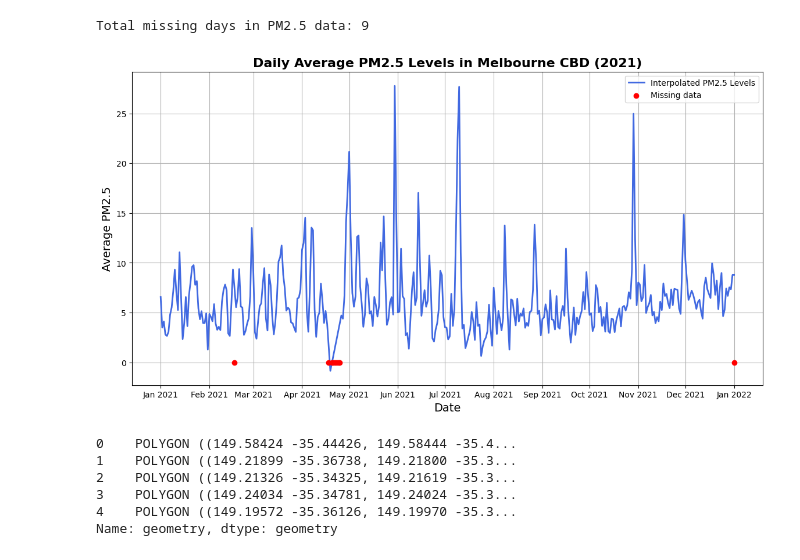
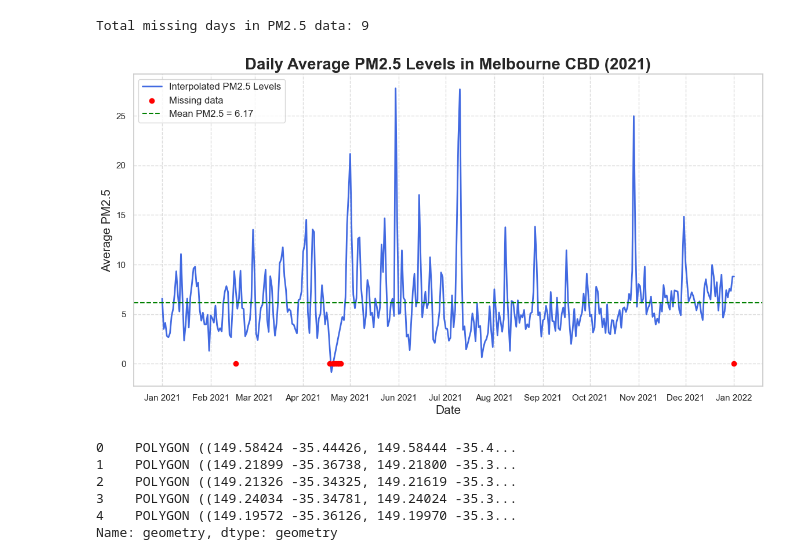
Before and after one commit to NoahELE/Cluster-and-Cloud-Computing-A2, a Jupyter notebook: air_quality&asthma_copd.ipynb, the cells around one changed output. Saved outputs shown, nothing was run; the diff lists cells and outputs as text; code cells hidden in the pictures.

Commit message:
update plots for better visualisation

```diff
--- a/air_quality&asthma_copd.ipynb
+++ b/air_quality&asthma_copd.ipynb
@@ -36,46 +118,53 @@ print(health_data.head())
+# %%
+# Convert 'datetime_local' column to datetime and set it as index
+air_quality['datetime_local'] = pd.to_datetime(air_quality['datetime_local'])
+air_quality.set_index('datetime_local', inplace=True)
+
+# Calculate daily average PM2.5 levels
+daily_pm25 = air_quality['BPM2.5'].resample('D').mean()
+
+# Check for missing data and interpolate if necessary
+missing_data_count = daily_pm25.isnull().sum()
+print(f"Total missing days in PM2.5 data: {missing_data_count}")
+
+# Interpolating missing data using linear interpolation
+daily_pm25_interpolated = daily_pm25.interpolate()
+
+mean_pm25 = daily_pm25_interpolated.mean()
+# %% [output]
+Total missing days in PM2.5 data: 9
 # %%
-# Convert 'datetime_local' column to datetime and set it as index
-air_quality['datetime_local'] = pd.to_datetime(air_quality['datetime_local'])
-air_quality.set_index('datetime_local', inplace=True)
+# draw plot to show Daily Average PM2.5 Levels in Melbourne CBD (2021)
+sns.set_theme(style="whitegrid")
 
-# Calculate daily average PM2.5 levels
-daily_pm25 = air_quality['BPM2.5'].resample('D').mean()
+plt.figure(figsize=(14, 7))
 
-# Check for missing data and interpolate if necessary
-missing_data_count = daily_pm25.isnull().sum()
-print(f"Total missing days in PM2.5 data: {missing_data_count}")
-
-# Interpolating missing data using linear interpolation
-daily_pm25_interpolated = daily_pm25.interpolate()
-
-# Create a plot with improved aesthetics
-plt.figure(figsize=(14, 7))
+# draw Interpolated PM2.5 Levels
 plt.plot(daily_pm25_interpolated.index, daily_pm25_interpolated, label='Interpolated PM2.5 Levels', color='royalblue', linewidth=2)
 
-# Highlighting missing data points before interpolation
+# mark missing values
 missing_data_points = daily_pm25[daily_pm25.isnull()]
 plt.scatter(missing_data_points.index, [0]*len(missing_data_points), color='red', label='Missing data', zorder=5)
 
-# Adding title and labels with additional styling
-plt.title('Daily Average PM2.5 Levels in Melbourne CBD (2021)', fontsize=16, fontweight='bold')
-plt.xlabel('Date', fontsize=14)
-plt.ylabel('Average PM2.5', fontsize=14)
+# add line to show mean value
+plt.axhline(y=mean_pm25, color='green', linestyle='--', linewidth=1.5, label=f'Mean PM2.5 = {mean_pm25:.2f}')
 
-# Improve the x-axis date formatting
+# add title and labels
+plt.title('Daily Average PM2.5 Levels in Melbourne CBD (2021)', fontsize=20, fontweight='bold')
+plt.xlabel('Date', fontsize=15)
+plt.ylabel('Average PM2.5', fontsize=15)
+
+# change date format on x-axis
 plt.gca().xaxis.set_major_locator(mdates.MonthLocator())
 plt.gca().xaxis.set_major_formatter(mdates.DateFormatter('%b %Y'))
 
-# Add a legend to the plot
-plt.legend()
+# add legend
+plt.legend(fontsize=12)
 
-# Add grid for better readability
-plt.grid(True)
-
-# Show the plot
+plt.grid(True, linestyle='--', alpha=0.7)
 plt.show()
 # %% [output]
-Total missing days in PM2.5 data: 9
-[figure, old version]
+[figure, new version]
 # %%
 # Load the geographical data for Melbourne Inner SA2
 gdf = gpd.read_file('data/SA2_2021_AUST_SHP_GDA2020/SA2_2021_AUST_GDA2020.shp').to_crs(epsg=4326)
```
Also changed, not shown: parts of 13 cells of this notebook.
